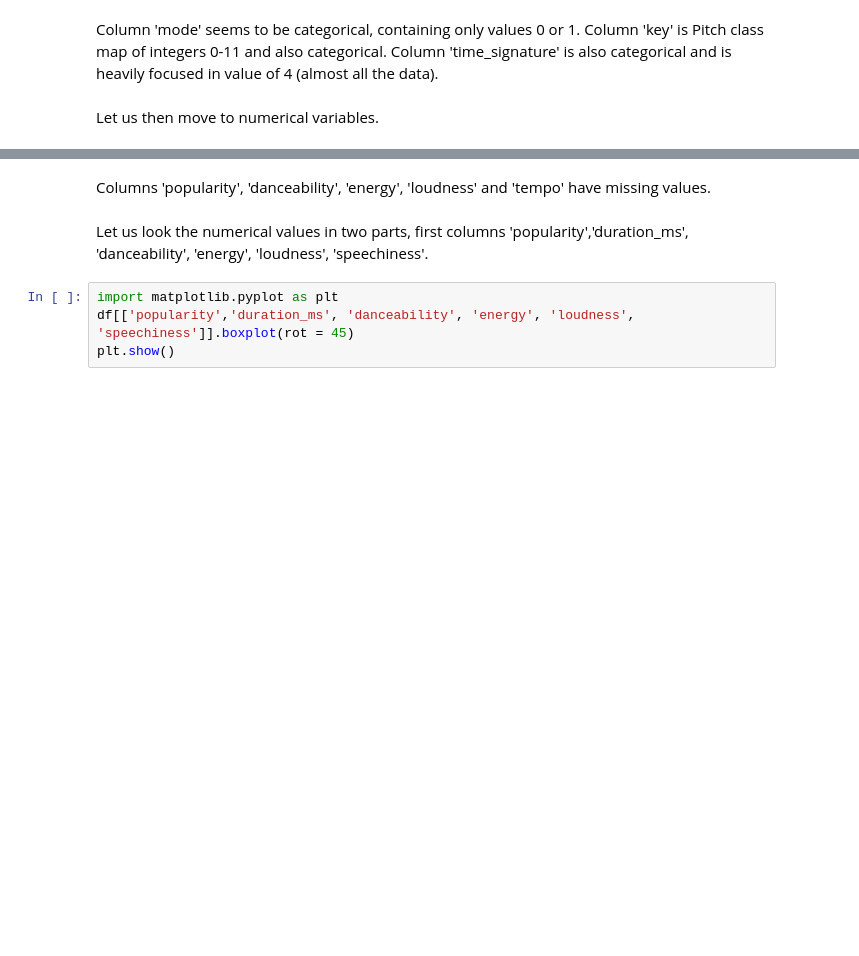
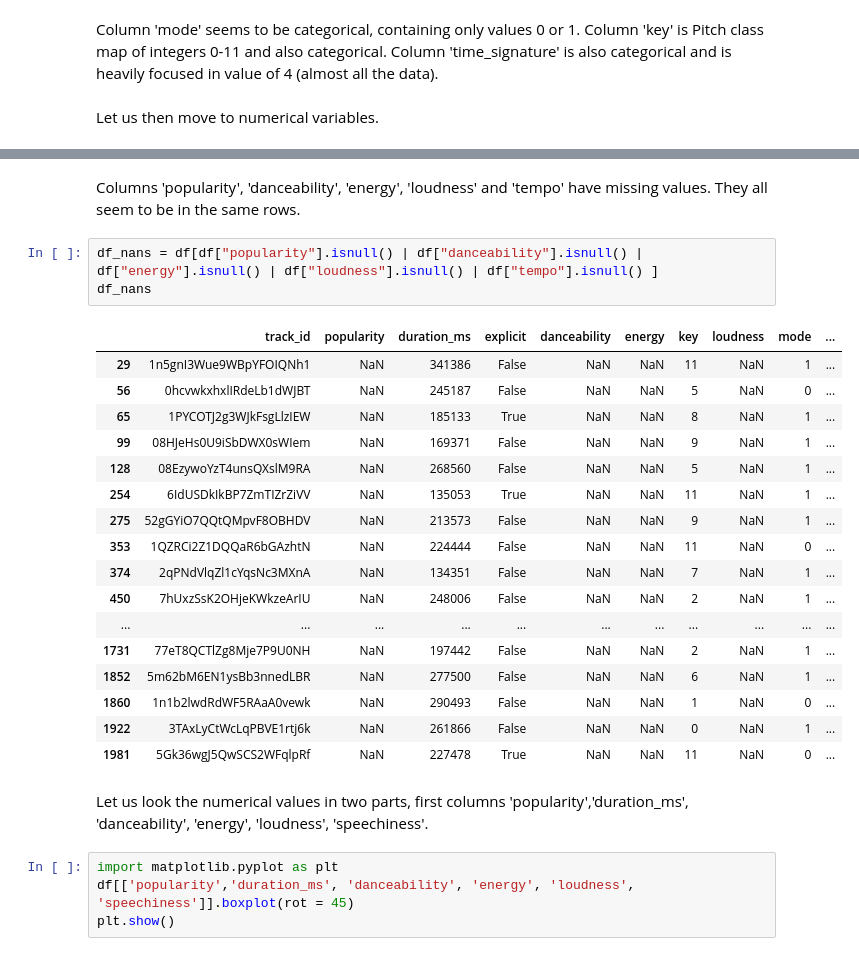
Before and after one commit to SamuelHellqvist/CS4168-DATA-MINING-UL----Project, a Jupyter notebook: EDA_notebook.ipynb, the cells around one changed output, grey strips where cells are left out. Drawn from its saved outputs; the diff is of its cells as text; blank space fills up the shorter version.

Commit message:
feat: small addition of nan-values analysis

```diff
--- a/EDA_notebook.ipynb
+++ b/EDA_notebook.ipynb
@@ -90,7 +90,28 @@ df.describe()
 | 75% | 65.000000 | 246069.750000 | 0.738000 | 0.780000 | 8.000000 | -5.390000 | 1.000000 | 0.084950 | 0.490250 | ... |
 | max | 100.000000 | 561133.000000 | 0.953000 | 0.996000 | 11.000000 | 800000.000000 | 1.000000 | 0.515000 | 0.990000 | ... |
 # %% [markdown]
-Columns 'popularity', 'danceability', 'energy', 'loudness' and 'tempo' have missing values.
+Columns 'popularity', 'danceability', 'energy', 'loudness' and 'tempo' have missing values. They all seem to be in the same rows.
+# %%
+df_nans = df[df["popularity"].isnull() | df["danceability"].isnull() | df["energy"].isnull() | df["loudness"].isnull() | df["tempo"].isnull() ]
+df_nans
+# %% [output]
+|  | track_id | popularity | duration_ms | explicit | danceability | energy | key | loudness | mode | ... |
+| 29 | 1n5gnI3Wue9WBpYFOIQNh1 | NaN | 341386 | False | NaN | NaN | 11 | NaN | 1 | ... |
+| 56 | 0hcvwkxhxlIRdeLb1dWJBT | NaN | 245187 | False | NaN | NaN | 5 | NaN | 0 | ... |
+| 65 | 1PYCOTJ2g3WJkFsgLlzIEW | NaN | 185133 | True | NaN | NaN | 8 | NaN | 1 | ... |
+| 99 | 08HJeHs0U9iSbDWX0sWIem | NaN | 169371 | False | NaN | NaN | 9 | NaN | 1 | ... |
+| 128 | 08EzywoYzT4unsQXslM9RA | NaN | 268560 | False | NaN | NaN | 5 | NaN | 1 | ... |
+| 254 | 6IdUSDkIkBP7ZmTIZrZiVV | NaN | 135053 | True | NaN | NaN | 11 | NaN | 1 | ... |
+| 275 | 52gGYiO7QQtQMpvF8OBHDV | NaN | 213573 | False | NaN | NaN | 9 | NaN | 1 | ... |
+| 353 | 1QZRCi2Z1DQQaR6bGAzhtN | NaN | 224444 | False | NaN | NaN | 11 | NaN | 0 | ... |
+| 374 | 2qPNdVlqZl1cYqsNc3MXnA | NaN | 134351 | False | NaN | NaN | 7 | NaN | 1 | ... |
+| 450 | 7hUxzSsK2OHjeKWkzeArIU | NaN | 248006 | False | NaN | NaN | 2 | NaN | 1 | ... |
+| ... | ... | ... | ... | ... | ... | ... | ... | ... | ... | ... |
+| 1731 | 77eT8QCTlZg8Mje7P9U0NH | NaN | 197442 | False | NaN | NaN | 2 | NaN | 1 | ... |
+| 1852 | 5m62bM6EN1ysBb3nnedLBR | NaN | 277500 | False | NaN | NaN | 6 | NaN | 1 | ... |
+| 1860 | 1n1b2lwdRdWF5RAaA0vewk | NaN | 290493 | False | NaN | NaN | 1 | NaN | 0 | ... |
+| 1922 | 3TAxLyCtWcLqPBVE1rtj6k | NaN | 261866 | False | NaN | NaN | 0 | NaN | 1 | ... |
+| 1981 | 5Gk36wgJ5QwSCS2WFqlpRf | NaN | 227478 | True | NaN | NaN | 11 | NaN | 0 | ... |
 # %% [markdown]
 Let us look the numerical values in two parts, first columns 'popularity','duration_ms', 'danceability', 'energy', 'loudness', 'speechiness'.
 # %%
```
Also changed, not shown: parts of 2 cells of this notebook.
